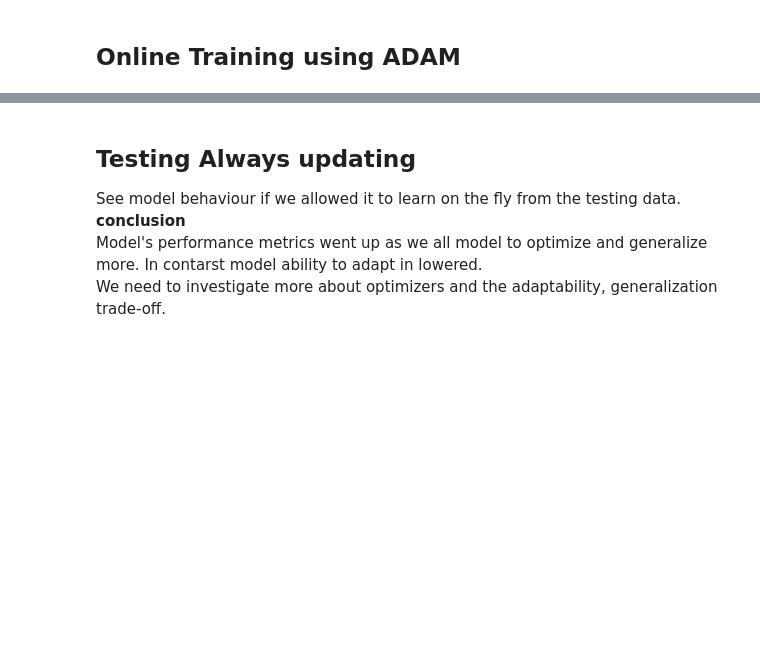
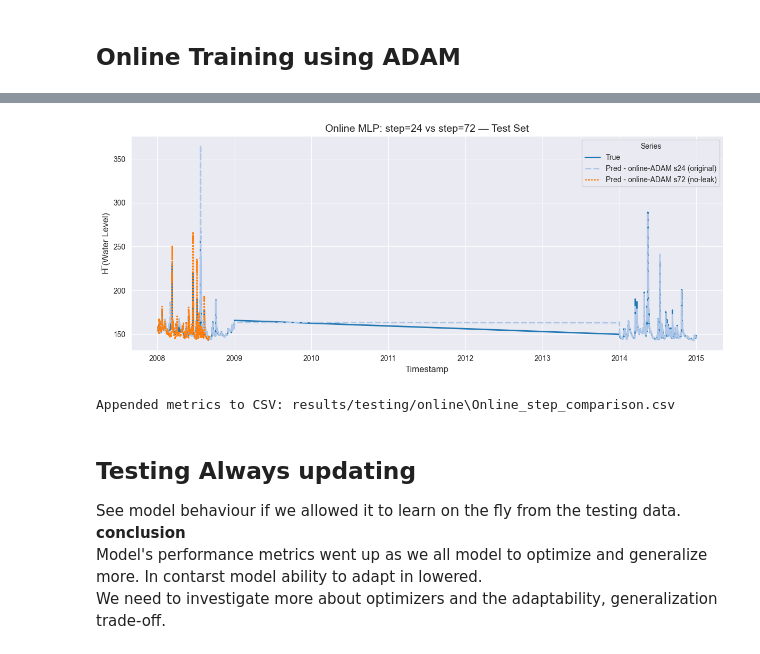
Before and after one commit to omardwahba/water_lvl_pred, a Jupyter notebook: online_learning.ipynb, the cells around one changed output, grey strips where cells are left out. Saved outputs shown, nothing was run; the diff lists cells and outputs as text; code cells hidden in the pictures; blank space fills up the shorter version.

```diff
--- a/online_learning.ipynb
+++ b/online_learning.ipynb
@@ -121,2 +144,26 @@ Saved PNG: results/testing/online\Online Learning MLP test.png
 Appended metrics to CSV: results/testing/online\Online Learning MLP test.csv
 Exported results to CSV: results/testing/predictions_vs_true/online_MLP.csv
+# %%
+# --- Train & evaluate with step=72 (no leakage) ---
+model_72, optimizer_72, criterion_72 = build_mlp(LOOKBACK*N_FEATURES, HORIZON)
+
+y_true_72, y_pred_72, time_indices_72, _ = uf.train_model_online(model_72, optimizer_72, criterion_72,
+                                                                   train_ds_72, train_df,
+                                                                   LOOKBACK, HORIZON, BATCH_SIZE)
+
+y_true_test_72, y_pred_test_72, time_indices_test_72 = uf.model_evaluate_with_norm(model_72, criterion_72,
+                                                                                    test_ds_72, test_df.index,
+                                                                                    LOOKBACK, HORIZON, BATCH_SIZE)
+
+# --- Compare step=24 (original) vs step=72 (no leakage) on test set ---
+uf.calculate_metrics_and_plot(
+    {
+        "online-ADAM s24 (original)": (y_true_test,    y_pred_test,    time_indices_test),
+        "online-ADAM s72 (no-leak)":  (y_true_test_72, y_pred_test_72, time_indices_test_72),
+    },
+    plot_title="Online MLP: step=24 vs step=72 — Test Set",
+    export_metrics=True,
+    export_html=True,
+    export_file_name='results/testing/online/Online_step_comparison'
+)
+# %% [output]
@@ -123,3 +188,5 @@ Exported results to CSV: results/testing/predictions_vs_true/online_MLP.csv
+[figure, added]
+Appended metrics to CSV: results/testing/online\Online_step_comparison.csv
 # %% [markdown]
 ## Testing Always updating
 See model behaviour if we allowed it to learn on the fly from the testing data.<br>
```
Also changed, not shown: parts of 8 cells of this notebook, 27 other files.
